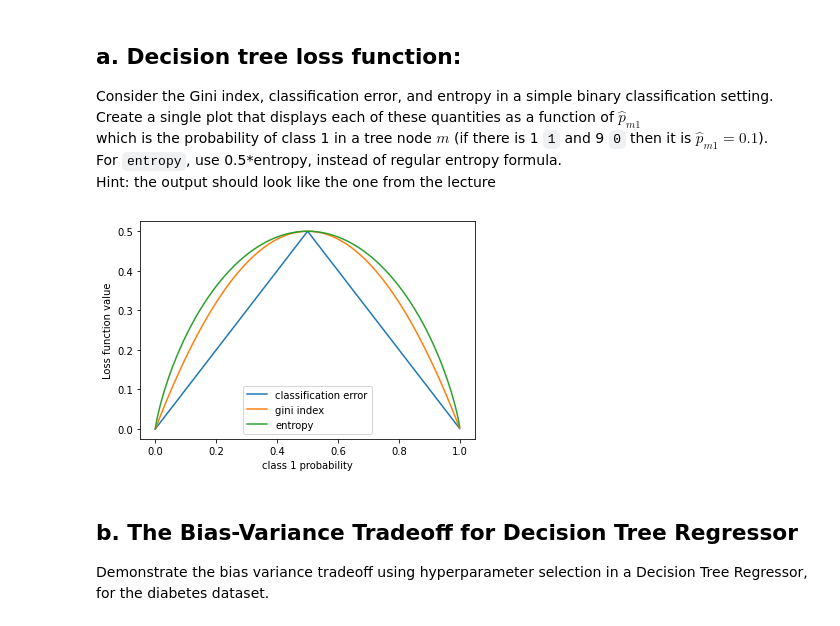
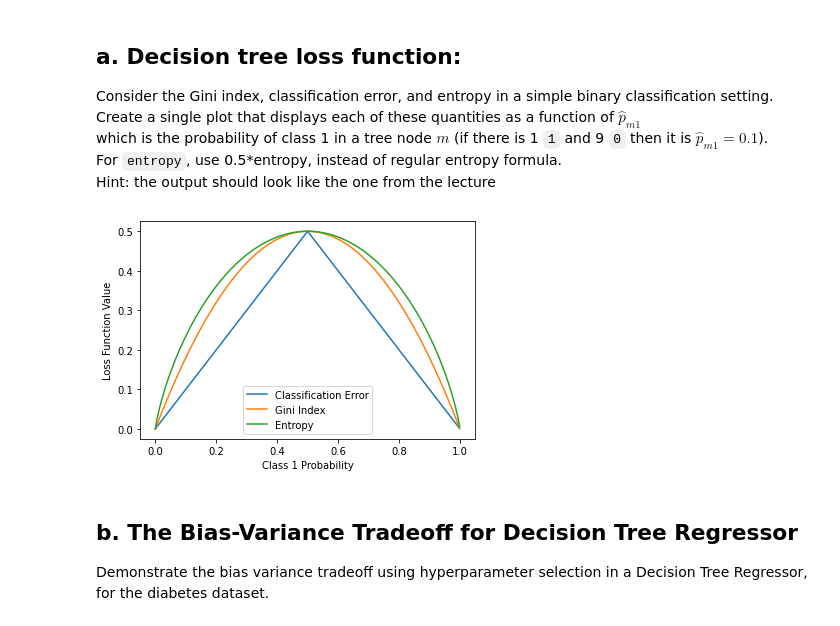
Before and after one commit to yoav-ro/TAU-HIGHTECH, a Jupyter notebook: Year 2/Machine learning/HW/HW4/HW4_322317348.ipynb, the cells around one changed output. Saved outputs shown, nothing was run; the diff lists cells and outputs as text; code cells hidden in the pictures.

```diff
--- a/Year 2/Machine learning/HW/HW4/HW4_322317348.ipynb
+++ b/Year 2/Machine learning/HW/HW4/HW4_322317348.ipynb
@@ -210,32 +210,22 @@ Hint: the output should look like the one from the lecture
 # %%
 p = np.arange(0, 1, 0.001)  # probabilities
 
-#TODO: get required values
-# for classification, calssify by the maximum probability
+#get required values
 classification_error = 1-np.maximum(p,1-p)
-
-# unnormalized gini index
 gini_index = 2*p*(1-p)
 
-# use only non zero values (p[1:]) to avoid an error for log(0)
-# set the entropy for p=0 to 0
-entropy = np.zeros_like(p)
-mask = (p > 0) & (p < 1)  # avoid log(0) at the endpoints
-entropy[mask] = -0.5 * (
-    p[mask] * np.log2(p[mask]) +
-    (1 - p[mask]) * np.log2(1 - p[mask])
-)
+p = np.clip(p, 1e-10, 1 - 1e-10)
+entropy= -0.5 * (p * np.log2(p) + (1 - p) * np.log2(1 - p))
 
-# plot
-plt.plot(p, classification_error, label='classification error')
-plt.plot(p, gini_index, label='gini index')
-plt.plot(p, entropy, label='entropy')
+plt.plot(p, classification_error, label='Classification Error')
+plt.plot(p, gini_index, label='Gini Index')
+plt.plot(p, entropy, label='Entropy')
 plt.legend()
-plt.xlabel('class 1 probability')
-plt.ylabel('Loss function value')
+plt.xlabel('Class 1 Probability')
+plt.ylabel('Loss Function Value')
 plt.show()
 # %% [output]
-[figure, old version]
+[figure, new version]
 # %% [markdown]
 ## b. The Bias-Variance Tradeoff for Decision Tree Regressor
 Demonstrate the bias variance tradeoff using hyperparameter selection in a Decision Tree Regressor, for the diabetes dataset.
```
Also changed, not shown: parts of 13 cells of this notebook, 1 other file.
